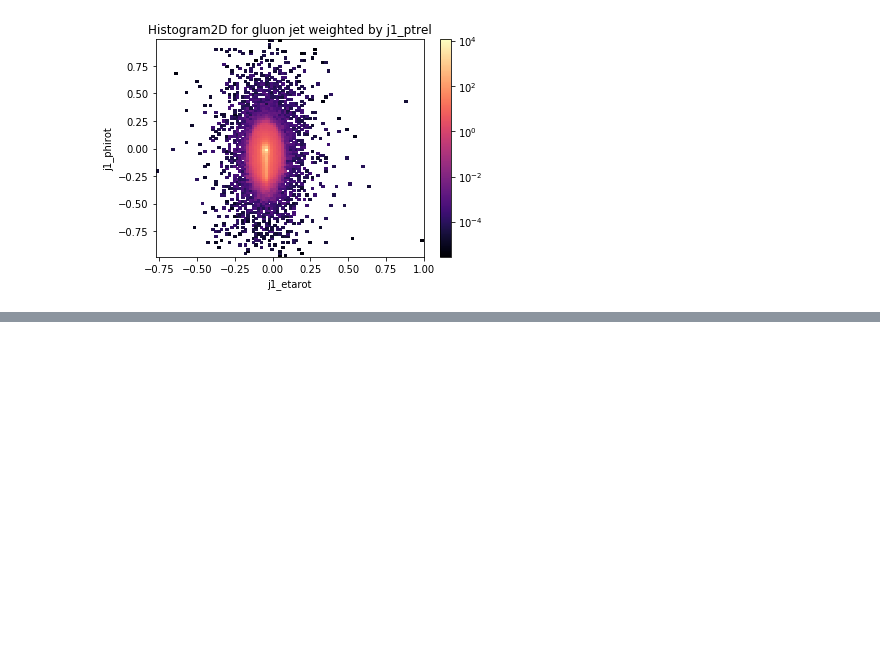
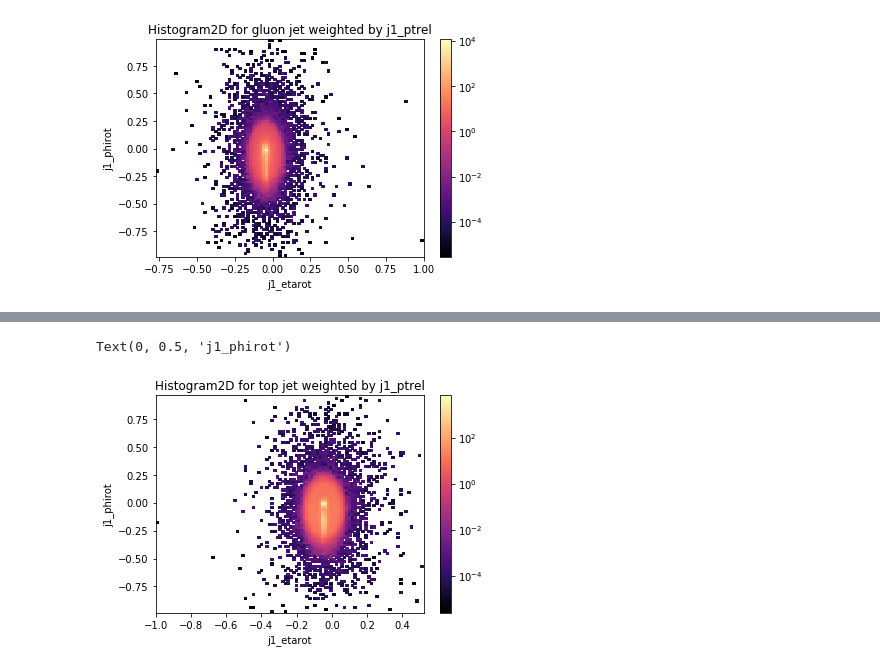
Before and after one commit to Noam-91/EPE_tutorial, a Jupyter notebook: train/plots.ipynb, the cells around one changed output, grey strips where cells are left out. Saved outputs shown, nothing was run; the diff lists cells and outputs as text; code cells hidden in the pictures; blank space fills up the shorter version.

```diff
--- a/train/plots.ipynb
+++ b/train/plots.ipynb
@@ -66,0 +98,11 @@ Text(0, 0.5, 'j1_phirot')
+# %%
+# Plot for Top
+_,_,_,img = plt.hist2d(x=temp_df[temp_df['j_t']==1].j1_etarot, y=temp_df[temp_df['j_t']==1].j1_phirot,weights=temp_df[temp_df['j_t']==1].j1_ptrel,bins=100,cmap='magma',norm=LogNorm())
+img
+plt.colorbar()
+plt.title('Histogram2D for top jet weighted by j1_ptrel')
+plt.xlabel('j1_etarot')
+plt.ylabel('j1_phirot')
+# %% [output]
+Text(0, 0.5, 'j1_phirot')
+[figure, added]
```
Also changed, not shown: parts of 11 cells of this notebook.
